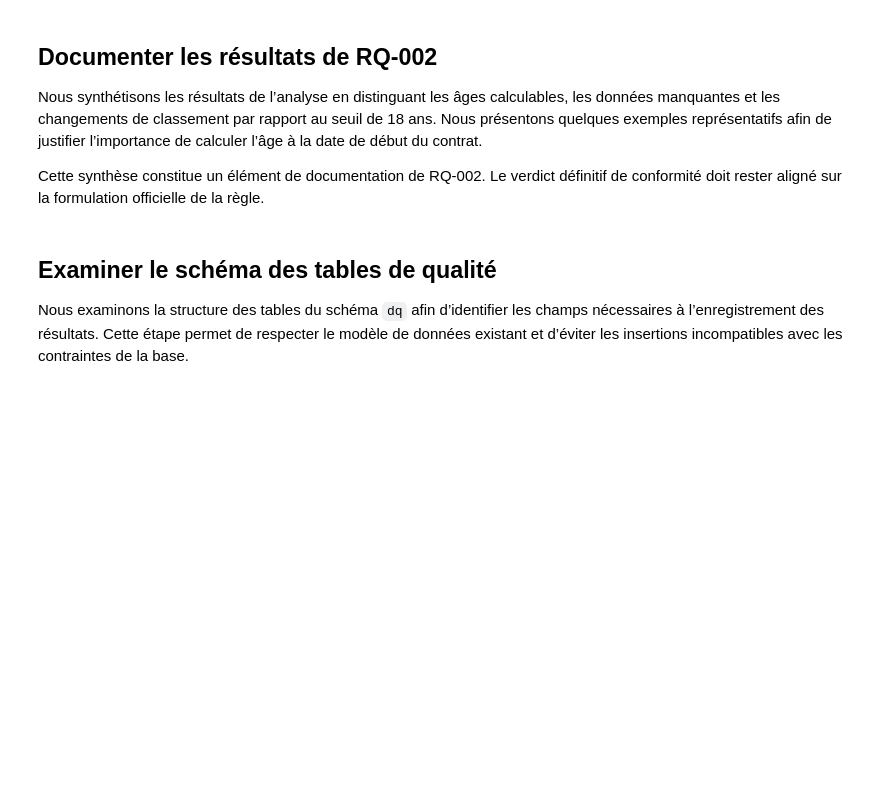
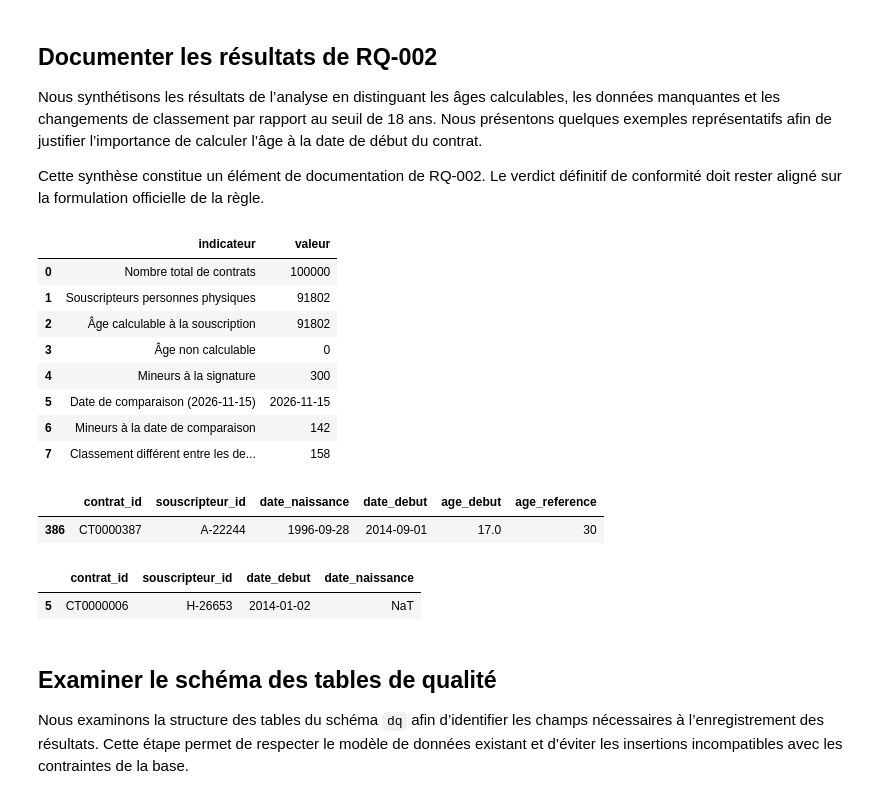
Before and after one commit to ruthabebeneg/td-qualite-g02, a Jupyter notebook: notebooks/S2_g02.ipynb, the cells around one changed output. Cells and saved outputs as stored; diff of their text form; code cells hidden in the pictures; blank space fills up the shorter version.

```diff
--- a/notebooks/S2_g02.ipynb
+++ b/notebooks/S2_g02.ipynb
@@ -55,7 +50,7 @@ Ce contrôle prépare les données nécessaires au calcul de l’âge à la sous
 # %%
 # %% Bloc 3 — Relier les contrats à leurs souscripteurs
 
-contrats = query("""
+contrats = query(f"""
 SELECT
     c.contrat_id,
     c.souscripteur_id,
@@ -64,15 +59,23 @@ SELECT
     cl.type_personne,
     cl.raison_sociale,
     cl.date_naissance
-FROM bronze.crm_contrat AS c
-LEFT JOIN bronze.crm_client AS cl
+FROM `{SCHEMA}`.`{TABLE_CONTRAT}` AS c
+LEFT JOIN (
+    SELECT cl_source.* FROM `{SCHEMA}`.`{TABLE_CLIENT}` cl_source
+    JOIN (
+        SELECT _batch_id, client_id FROM `{SCHEMA}`.`{TABLE_CLIENT}`
+        WHERE _batch_id = :b AND client_id IS NOT NULL
+        GROUP BY _batch_id, client_id HAVING COUNT(*) = 1
+    ) cl_unique ON cl_unique._batch_id = cl_source._batch_id
+               AND cl_unique.client_id = cl_source.client_id
+) AS cl
     ON c.souscripteur_id = cl.client_id
    AND cl._batch_id = :b
 WHERE c._batch_id = :b
-""", WRITER, b=BATCH)
+""", READER, b=BATCH)
 
 print(f"Nombre de contrats : {len(contrats)}")
 print(f"Date de naissance renseignée : {contrats['date_naissance'].notna().sum()}")
 print(f"Date de naissance absente : {contrats['date_naissance'].isna().sum()}")
 
-display(contrats.head(10))
+display(contrats.head(1))
@@ -160,8 +176,8 @@ La date de référence doit être explicitement définie afin de garantir la rep
 # %%
 # %% Bloc 5 — Comparer les règles de calcul de l’âge
 
-# Comparaison à la date du jour ; la valeur utilisée est affichée dans la synthèse.
-DATE_REF = pd.Timestamp.now().normalize()
+# Comparaison à la date de comparaison ; la valeur utilisée est affichée dans la synthèse.
+DATE_REF = DATE_COMPARAISON
 
 c = contrats[
     contrats["age_debut"].notna()
@@ -190,8 +206,8 @@ changement = mineur_signature != mineur_reference
 
 print(f"Contrats avec âge calculable : {len(c)}")
 print(f"Mineurs à la signature : {int(mineur_signature.sum())}")
-print(f"Date du jour : {DATE_REF.date()}")
-print(f"Mineurs à la date du jour : {int(mineur_reference.sum())}")
+print(f"Date de comparaison : {DATE_REF.date()}")
+print(f"Mineurs à la date de comparaison : {int(mineur_reference.sum())}")
 print(f"Classement différent : {int(changement.sum())}")
 print(f"Âge non calculable : {int(contrats['age_debut'].isna().sum())}")
 
@@ -206,5 +222,5 @@ display(
             "age_debut",
             "age_reference",
         ],
-    ].head(20)
+    ].head(1)
 )
@@ -247,7 +272,7 @@ synthese = pd.DataFrame(
             "valeur": DATE_REF.date(),
         },
         {
-            "indicateur": "Mineurs à la date du jour",
+            "indicateur": "Mineurs à la date de comparaison",
             "valeur": int(mineur_reference.sum()),
         },
         {
@@ -257,35 +282,49 @@ synthese = pd.DataFrame(
     ]
 )
 
 display(synthese)
 
 # Exemples de contrats dont le classement change
 display(
     c.loc[
         changement,
         [
             "contrat_id",
             "souscripteur_id",
             "date_naissance",
             "date_debut",
             "age_debut",
             "age_reference",
         ],
-    ].head(10)
+    ].head(1)
 )
 
 # Exemples pour lesquels l'âge est impossible à calculer
 display(
     contrats.loc[
         contrats["age_debut"].isna(),
         [
             "contrat_id",
             "souscripteur_id",
             "date_debut",
             "date_naissance",
         ],
-    ].head(10)
+    ].head(1)
 )
+# %% [output]
+|  | indicateur | valeur |
+| 0 | Nombre total de contrats | 100000 |
+| 1 | Souscripteurs personnes physiques | 91802 |
+| 2 | Âge calculable à la souscription | 91802 |
+| 3 | Âge non calculable | 0 |
+| 4 | Mineurs à la signature | 300 |
+| 5 | Date de comparaison (2026-11-15) | 2026-11-15 |
+| 6 | Mineurs à la date de comparaison | 142 |
+| 7 | Classement différent entre les de... | 158 |
+|  | contrat_id | souscripteur_id | date_naissance | date_debut | age_debut | age_reference |
+| 386 | CT0000387 | A-22244 | 1996-09-28 | 2014-09-01 | 17.0 | 30 |
+|  | contrat_id | souscripteur_id | date_debut | date_naissance |
+| 5 | CT0000006 | H-26653 | 2014-01-02 | NaT |
 # %% [markdown]
 ## Examiner le schéma des tables de qualité
 
```
Also changed, not shown: parts of 22 cells of this notebook, 55 other files.
